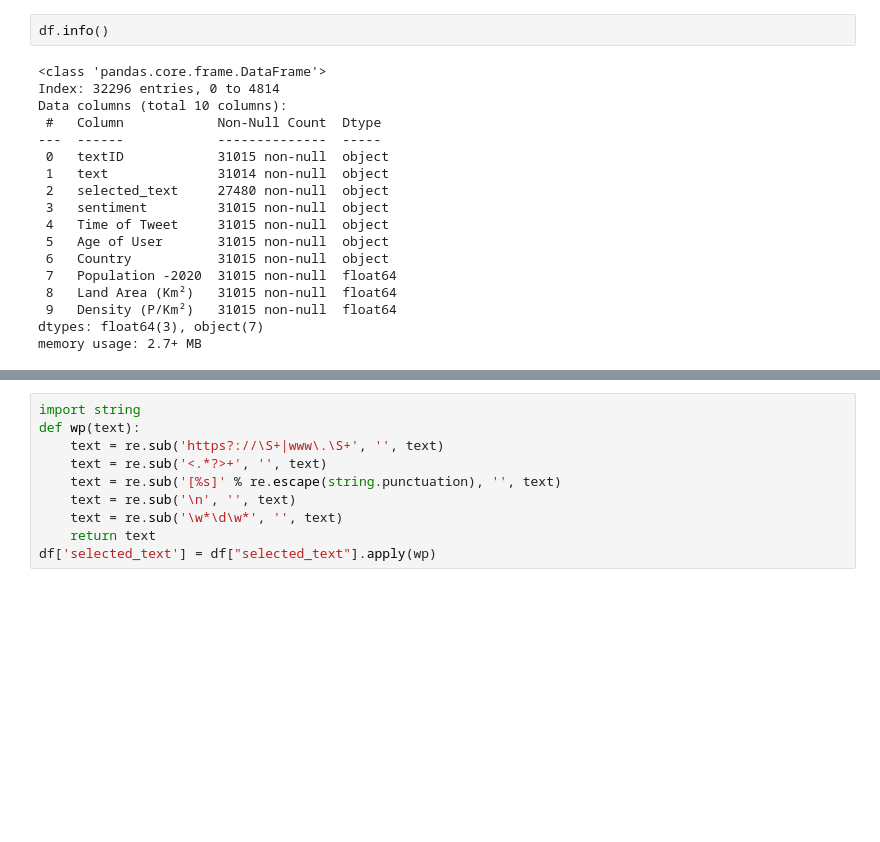
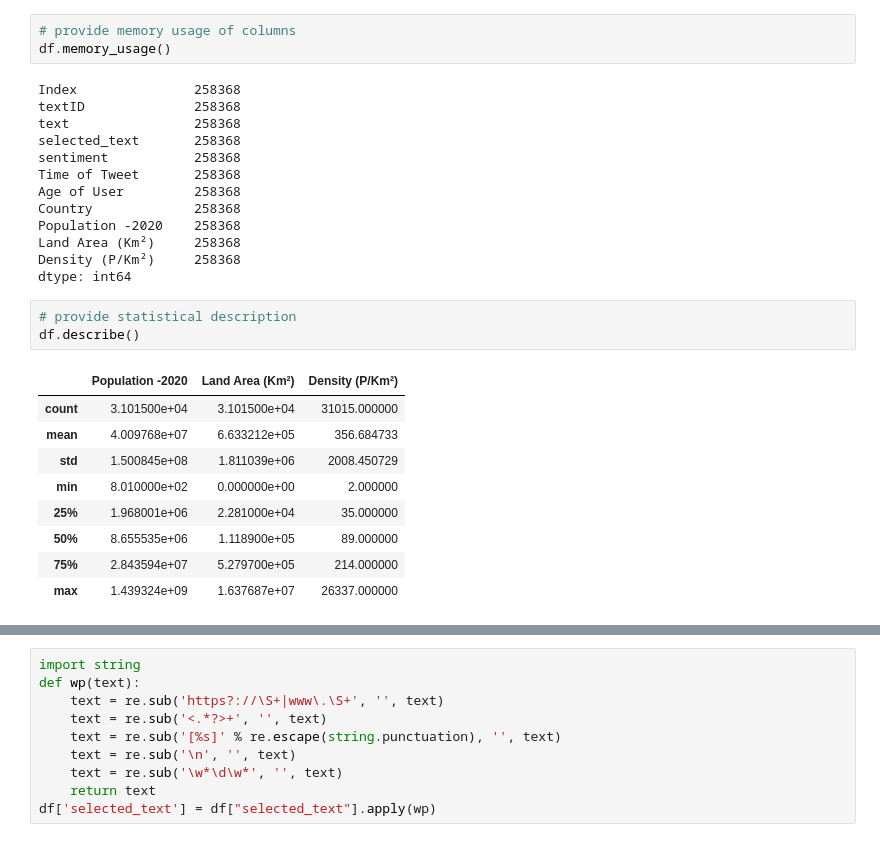
Before and after one commit to jtvisona/montague, a Jupyter notebook: scripts_sentiment_analysis/visona-sentiment-analysis-prototype.ipynb, the cells around one changed output, grey strips where cells are left out. Drawn from its saved outputs; the diff is of its cells as text; blank space fills up the shorter version.

```diff
--- a/scripts_sentiment_analysis/visona-sentiment-analysis-prototype.ipynb
+++ b/scripts_sentiment_analysis/visona-sentiment-analysis-prototype.ipynb
@@ -40,21 +99,30 @@ df.head()
 # %%
-df.info()
+# provide memory usage of columns
+df.memory_usage()
 # %% [output]
-<class 'pandas.core.frame.DataFrame'>
-Index: 32296 entries, 0 to 4814
-Data columns (total 10 columns):
- #   Column            Non-Null Count  Dtype
----  ------            --------------  -----
- 0   textID            31015 non-null  object
- 1   text              31014 non-null  object
- 2   selected_text     27480 non-null  object
- 3   sentiment         31015 non-null  object
- 4   Time of Tweet     31015 non-null  object
- 5   Age of User       31015 non-null  object
- 6   Country           31015 non-null  object
- 7   Population -2020  31015 non-null  float64
- 8   Land Area (Km²)   31015 non-null  float64
- 9   Density (P/Km²)   31015 non-null  float64
-dtypes: float64(3), object(7)
-memory usage: 2.7+ MB
+Index               258368
+textID              258368
+text                258368
+selected_text       258368
+sentiment           258368
+Time of Tweet       258368
+Age of User         258368
+Country             258368
+Population -2020    258368
+Land Area (Km²)     258368
+Density (P/Km²)     258368
+dtype: int64
+# %%
+# provide statistical description
+df.describe()
+# %% [output]
+|  | Population -2020 | Land Area (Km²) | Density (P/Km²) |
+| count | 3.101500e+04 | 3.101500e+04 | 31015.000000 |
+| mean | 4.009768e+07 | 6.633212e+05 | 356.684733 |
+| std | 1.500845e+08 | 1.811039e+06 | 2008.450729 |
+| min | 8.010000e+02 | 0.000000e+00 | 2.000000 |
+| 25% | 1.968001e+06 | 2.281000e+04 | 35.000000 |
+| 50% | 8.655535e+06 | 1.118900e+05 | 89.000000 |
+| 75% | 2.843594e+07 | 5.279700e+05 | 214.000000 |
+| max | 1.439324e+09 | 1.637687e+07 | 26337.000000 |
 # %%
```
Also changed, not shown: parts of 41 cells of this notebook.
